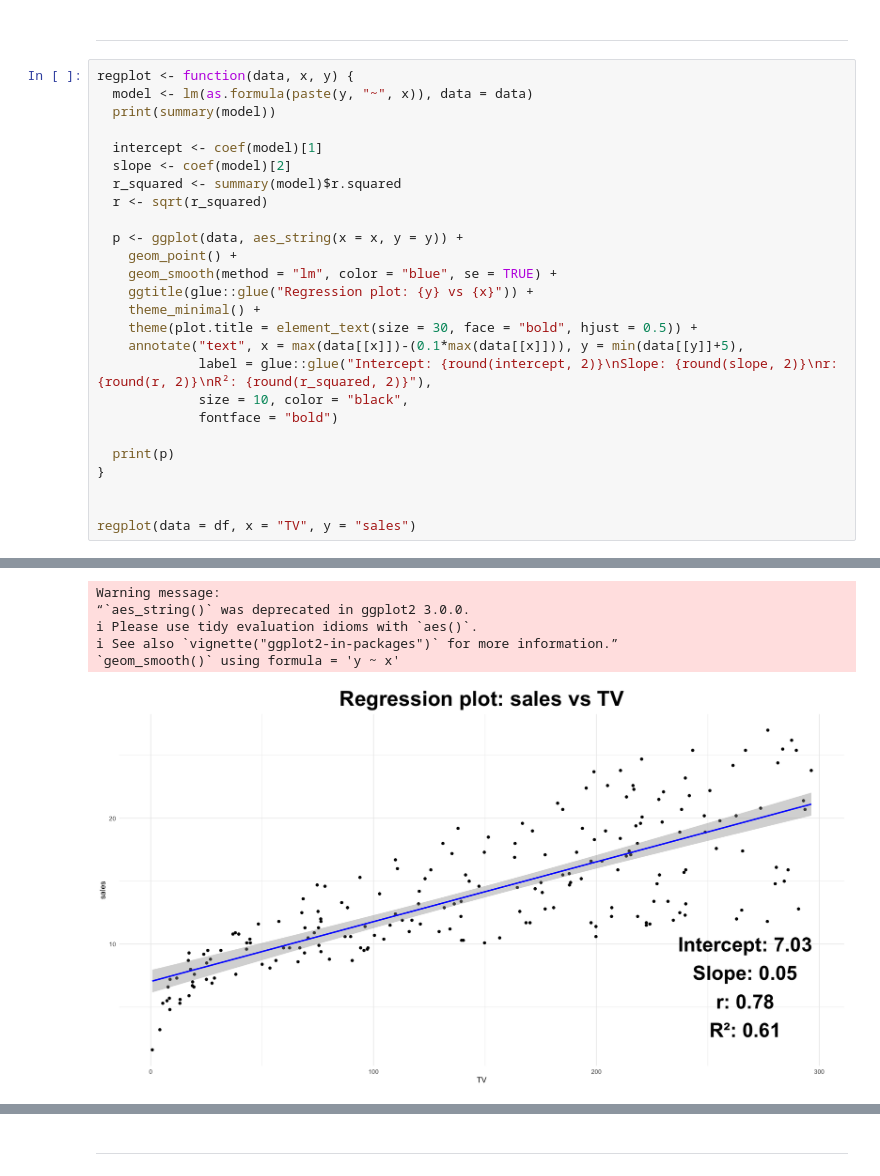
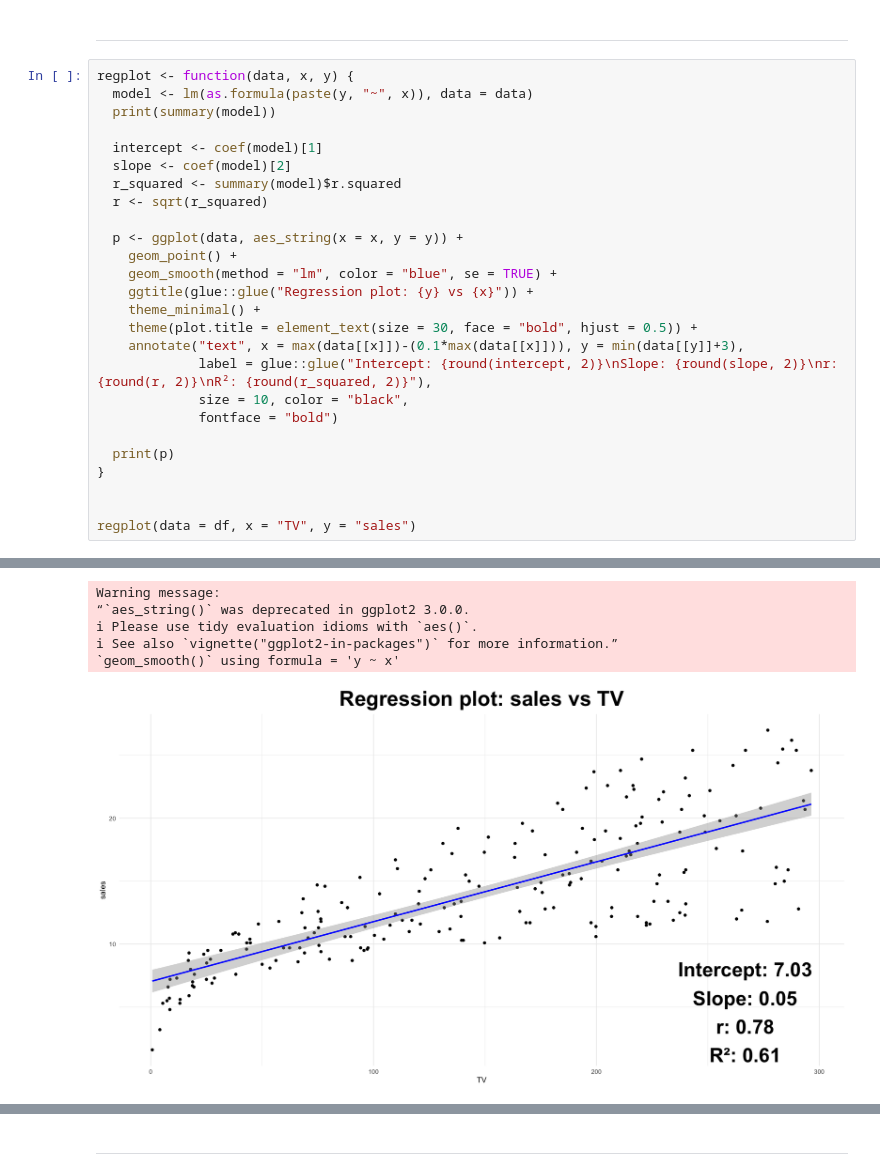
Before and after one commit to stawarzkrzysztof/uczenie_maszynowe_ifs2024, a Jupyter notebook: 16_10_2024/UM2024_regresja.ipynb, the cells around one changed output, grey strips where cells are left out. Cells and saved outputs as stored; diff of their text form.

```diff
--- a/16_10_2024/UM2024_regresja.ipynb
+++ b/16_10_2024/UM2024_regresja.ipynb
@@ -411,40 +410,40 @@ regplot <- function(data, x, y) {
     ggtitle(glue::glue("Regression plot: {y} vs {x}")) +
     theme_minimal() +
     theme(plot.title = element_text(size = 30, face = "bold", hjust = 0.5)) +
-    annotate("text", x = max(data[[x]])-(0.1*max(data[[x]])), y = min(data[[y]]+5),
+    annotate("text", x = max(data[[x]])-(0.1*max(data[[x]])), y = min(data[[y]]+3),
              label = glue::glue("Intercept: {round(intercept, 2)}\nSlope: {round(slope, 2)}\nr: {round(r, 2)}\nR²: {round(r_squared, 2)}"),
              size = 10, color = "black",
              fontface = "bold")
 
   print(p)
 }
 
 
 regplot(data = df, x = "TV", y = "sales")
 # %% [output]
 Call:
 lm(formula = as.formula(paste(y, "~", x)), data = data)
 
 Residuals:
     Min      1Q  Median      3Q     Max
 -8.3860 -1.9545 -0.1913  2.0671  7.2124
 
 Coefficients:
             Estimate Std. Error t value Pr(>|t|)
 (Intercept) 7.032594   0.457843   15.36   <2e-16 ***
 TV          0.047537   0.002691   17.67   <2e-16 ***
 ---
 Signif. codes:  0 ‘***’ 0.001 ‘**’ 0.01 ‘*’ 0.05 ‘.’ 0.1 ‘ ’ 1
 
 Residual standard error: 3.259 on 198 degrees of freedom
 Multiple R-squared:  0.6119,    Adjusted R-squared:  0.6099
 F-statistic: 312.1 on 1 and 198 DF,  p-value: < 2.2e-16
 Warning message:
 “`aes_string()` was deprecated in ggplot2 3.0.0.
 ℹ Please use tidy evaluation idioms with `aes()`.
 ℹ See also `vignette("ggplot2-in-packages")` for more information.”
 `geom_smooth()` using formula = 'y ~ x'
-[figure, old version]
+[figure, new version]
 # %%
 regplot(data = df, x = "radio", y = "sales")
 # %% [output]
```
Also changed, not shown: parts of 3 cells of this notebook.
